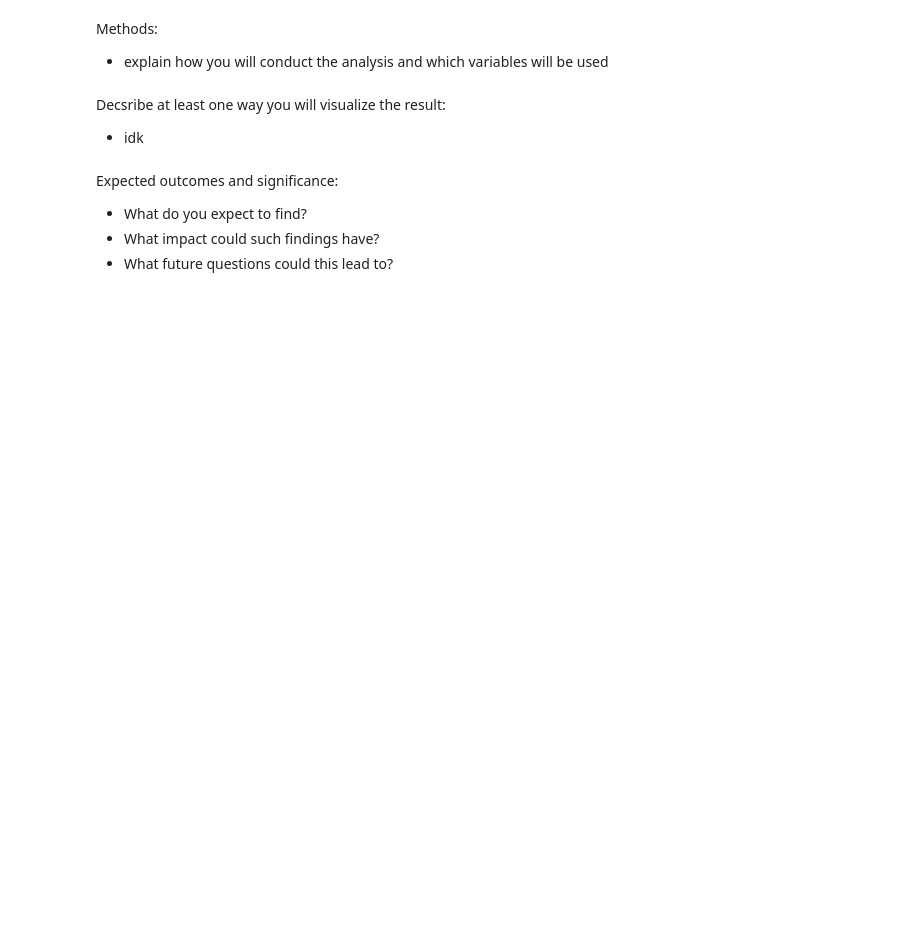
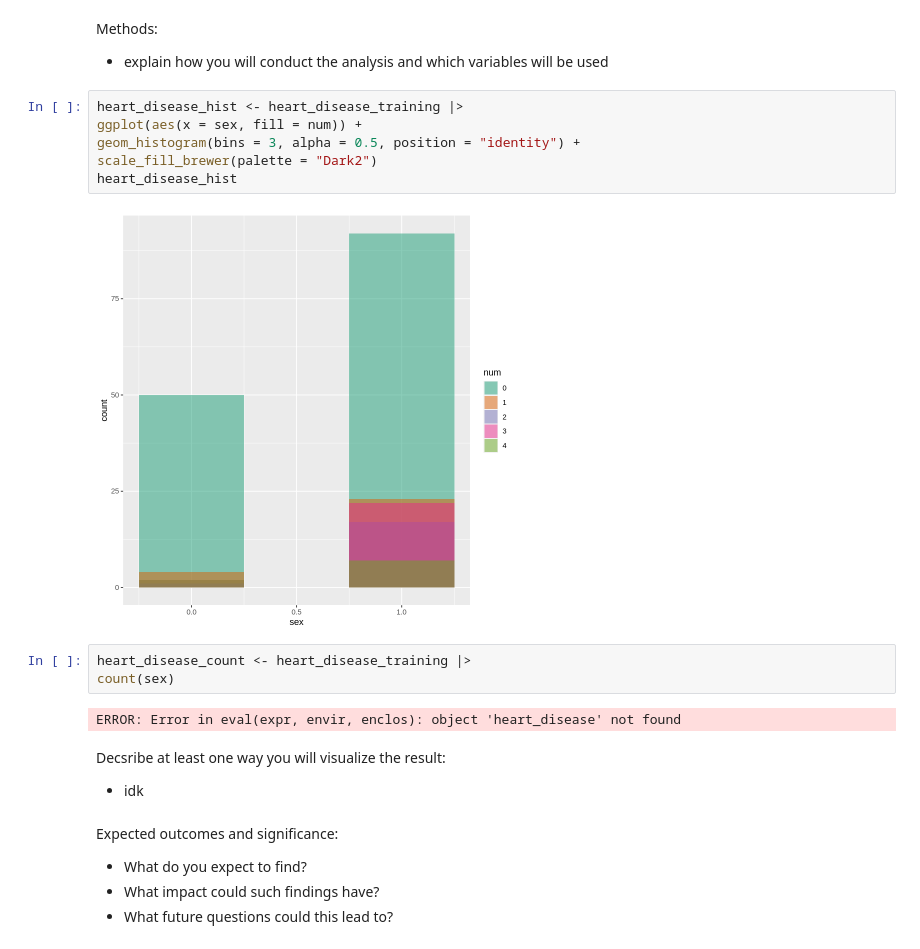
Before and after one commit to acorni02/dsci-100-2022w1-group-4, a Jupyter notebook: group_project_proposal.ipynb, the cells around one changed output. Cells and saved outputs as stored; diff of their text form; blank space fills up the shorter version.

Commit message:
histogram
histogram

```diff
--- a/group_project_proposal.ipynb
+++ b/group_project_proposal.ipynb
@@ -85,6 +103,19 @@ A tibble: 74 × 14
 # %% [markdown]
 Methods:
 - explain how you will conduct the analysis and which variables will be used
+# %%
+heart_disease_hist <- heart_disease_training |>
+ggplot(aes(x = sex, fill = num)) +
+geom_histogram(bins = 3, alpha = 0.5, position = "identity") +
+scale_fill_brewer(palette = "Dark2")
+heart_disease_hist
+# %% [output]
+[figure, added]
+# %%
+heart_disease_count <- heart_disease_training |>
+count(sex)
+# %% [output]
+ERROR: Error in eval(expr, envir, enclos): object 'heart_disease' not found
 # %% [markdown]
 Decsribe at least one way you will visualize the result:
 - idk
```
Also changed, not shown: parts of 2 cells of this notebook.
